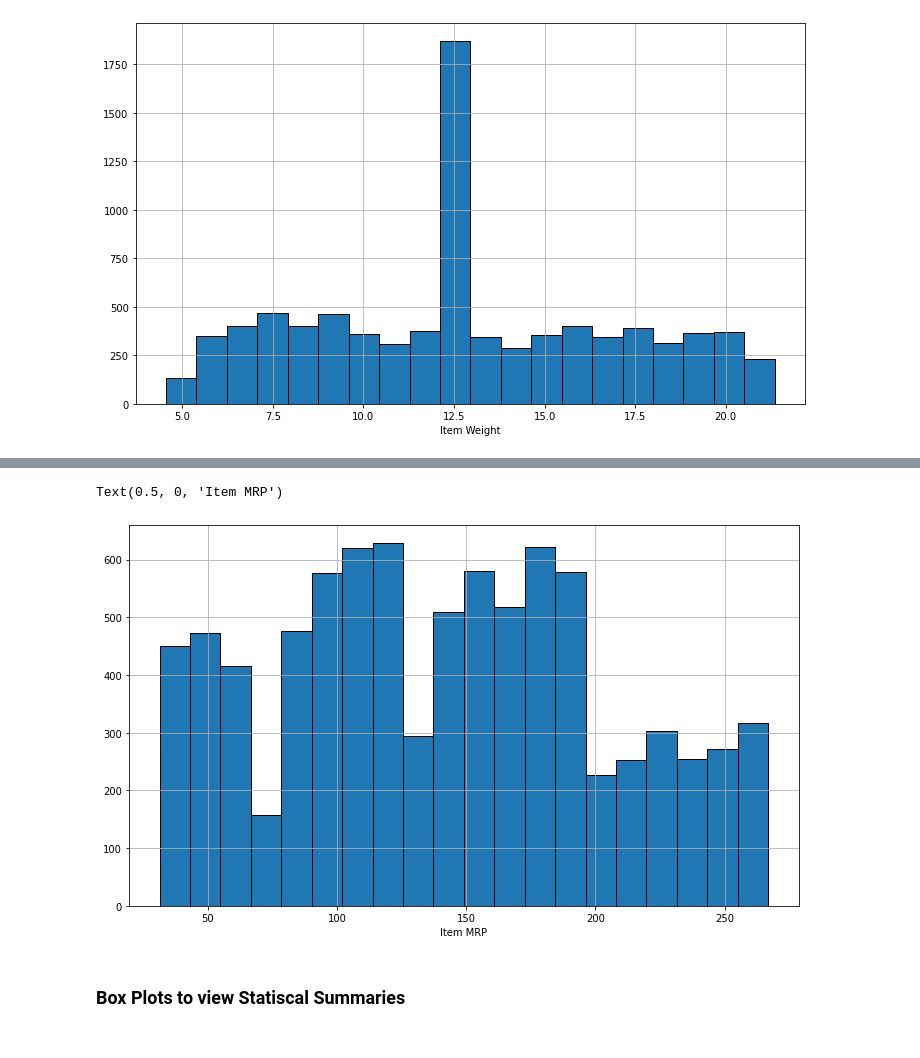
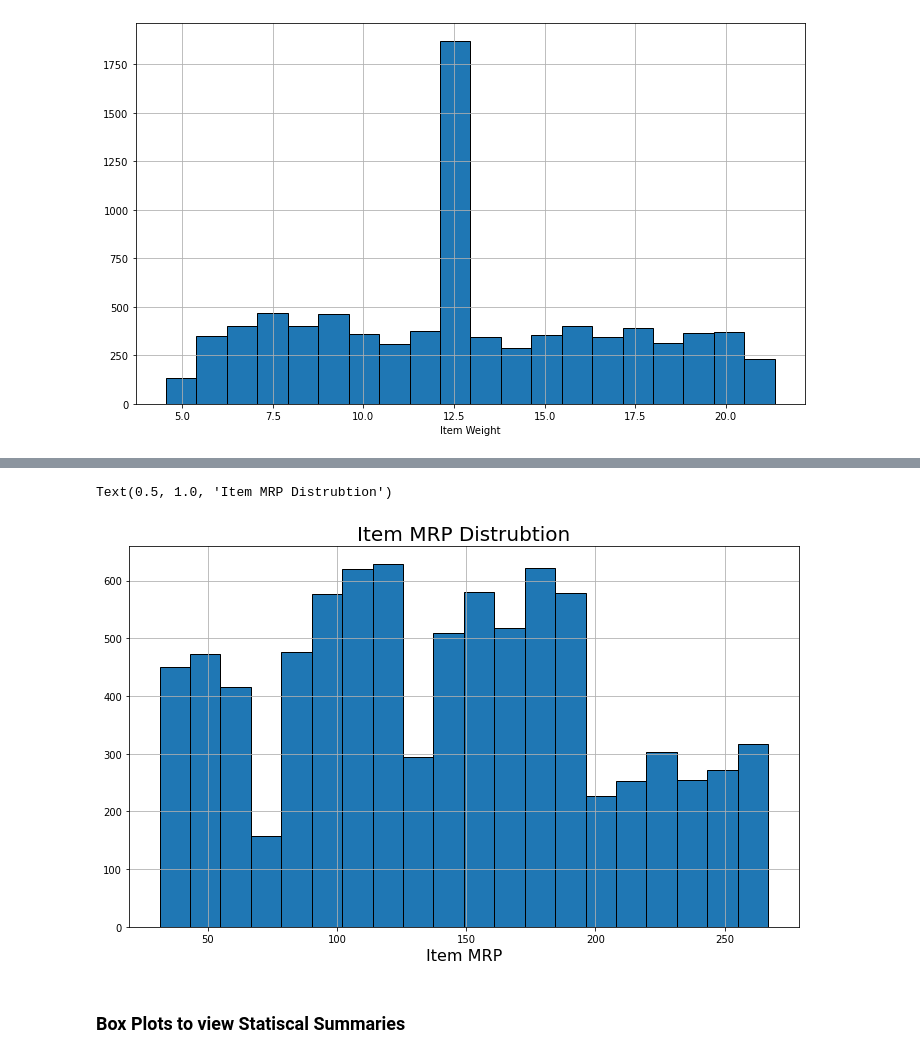
Before and after one commit to rvtovar/sales_predictions, a Jupyter notebook: sales_predictions.ipynb, the cells around one changed output, grey strips where cells are left out. Saved outputs shown, nothing was run; the diff lists cells and outputs as text; code cells hidden in the pictures.

```diff
--- a/sales_predictions.ipynb
+++ b/sales_predictions.ipynb
@@ -198,11 +212,17 @@ Text(0.5, 0, 'Item Visibility')
-# %%
-#item mrp
-plt.figure(figsize=(12,7))
-df["Item_MRP"].hist(edgecolor='black', bins=20)
-plt.xlabel("Item MRP")
-# %% [output]
-Text(0.5, 0, 'Item MRP')
-[figure, removed]
+# %%
+#item mrp
+plt.figure(figsize=(12,7))
+df["Item_MRP"].hist(edgecolor='black', bins=20)
+plt.xlabel("Item MRP", fontsize=16)
+plt.title('Item MRP Distrubtion', fontsize=20)
+
+
+#Most of the MRPs rum between 50 to 200. With a few dips at what loosk to be points 75 and 125.
+#Once we get past 200 the MRP counts remain on the low side meaning many of items do not have
+# an mrp of above 200.
+# %% [output]
+Text(0.5, 1.0, 'Item MRP Distrubtion')
+[figure, added]
 # %% [markdown]
 ### Box Plots to view Statiscal Summaries
 # %%
```
Also changed, not shown: parts of 10 cells of this notebook.
